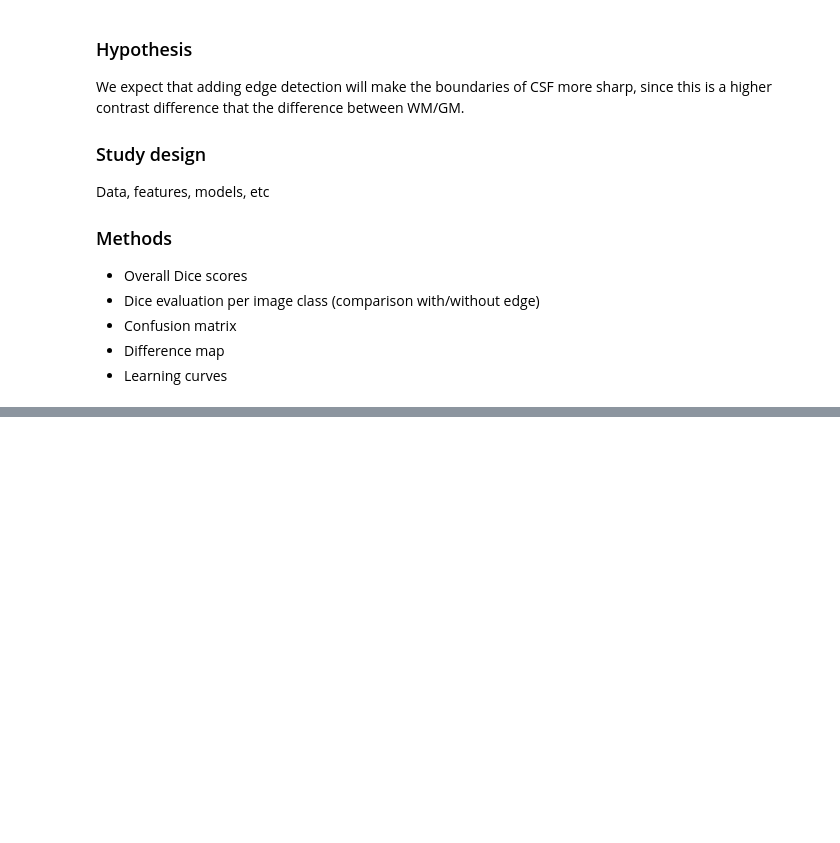
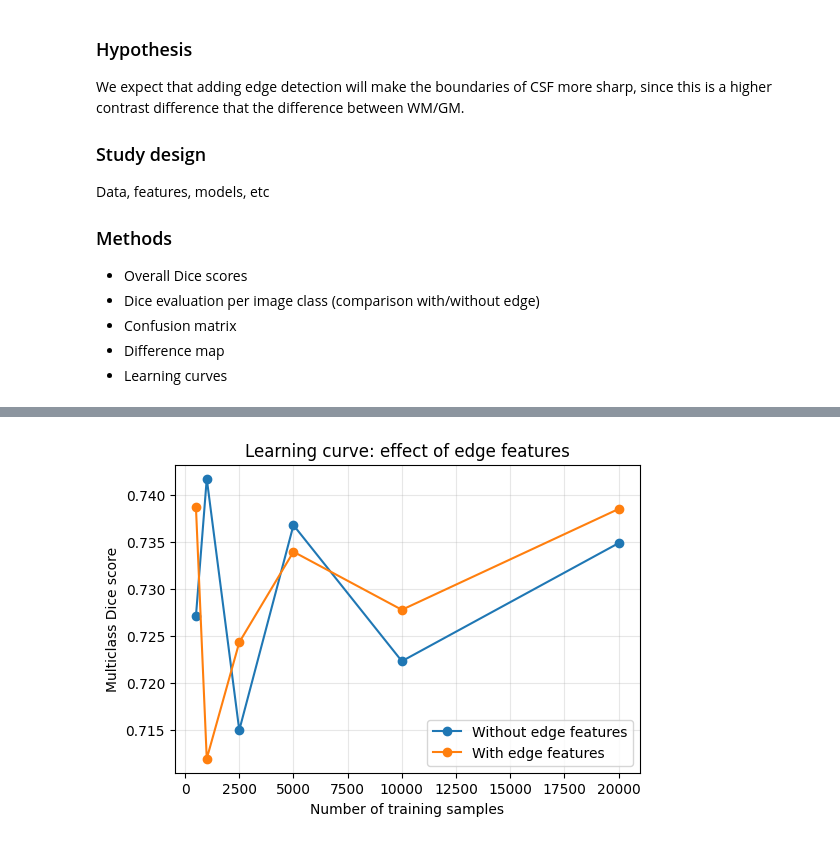
Before and after one commit to ariana-kdr/8be030-assignment2, a Jupyter notebook: reader/2.6_segmentation_project.ipynb, the cells around one changed output, grey strips where cells are left out. Saved outputs shown, nothing was run; the diff lists cells and outputs as text; code cells hidden in the pictures; blank space fills up the shorter version.

```diff
--- a/reader/2.6_segmentation_project.ipynb
+++ b/reader/2.6_segmentation_project.ipynb
@@ -521,0 +606,31 @@ Data, features, models, etc
+# %%
+# LEARNING CURVE
+
+def learning_curve_dice(X_train, y_train, X_test, y_test, cols, sample_sizes, model_fn):
+    dice_scores = []
+    for n in sample_sizes:
+        idx = np.random.choice(len(y_train), size=min(n, len(y_train)), replace=False)
+        model = model_fn()
+        model.fit(X_train[idx][:, cols], y_train[idx])
+        y_pred = model.predict(X_test[:, cols])
+        dice = util.dice_multiclass(y_test.reshape(-1,1), y_pred.reshape(-1,1))
+        dice_scores.append(dice)
+    return dice_scores
+
+sample_sizes = [500, 1000, 2500, 5000, 10000, 20000]
+model_fn = lambda: RandomForestClassifier(n_estimators=100, min_samples_leaf=2, random_state=0, n_jobs=-1)
+
+dice_curve_no_edge = learning_curve_dice(X_train, y_train, X_test, y_test, cols_no_edge, sample_sizes, model_fn)
+dice_curve_edge    = learning_curve_dice(X_train, y_train, X_test, y_test, cols_edge, sample_sizes, model_fn)
+
+plt.figure(figsize=(6,4))
+plt.plot(sample_sizes, dice_curve_no_edge, marker='o', label='Without edge features')
+plt.plot(sample_sizes, dice_curve_edge, marker='o', label='With edge features')
+plt.xlabel('Number of training samples')
+plt.ylabel('Multiclass Dice score')
+plt.title('Learning curve: effect of edge features')
+plt.legend()
+plt.grid(alpha=0.3)
+plt.show()
+# %% [output]
+[figure, added]
```
Also changed, not shown: parts of 7 cells of this notebook.
